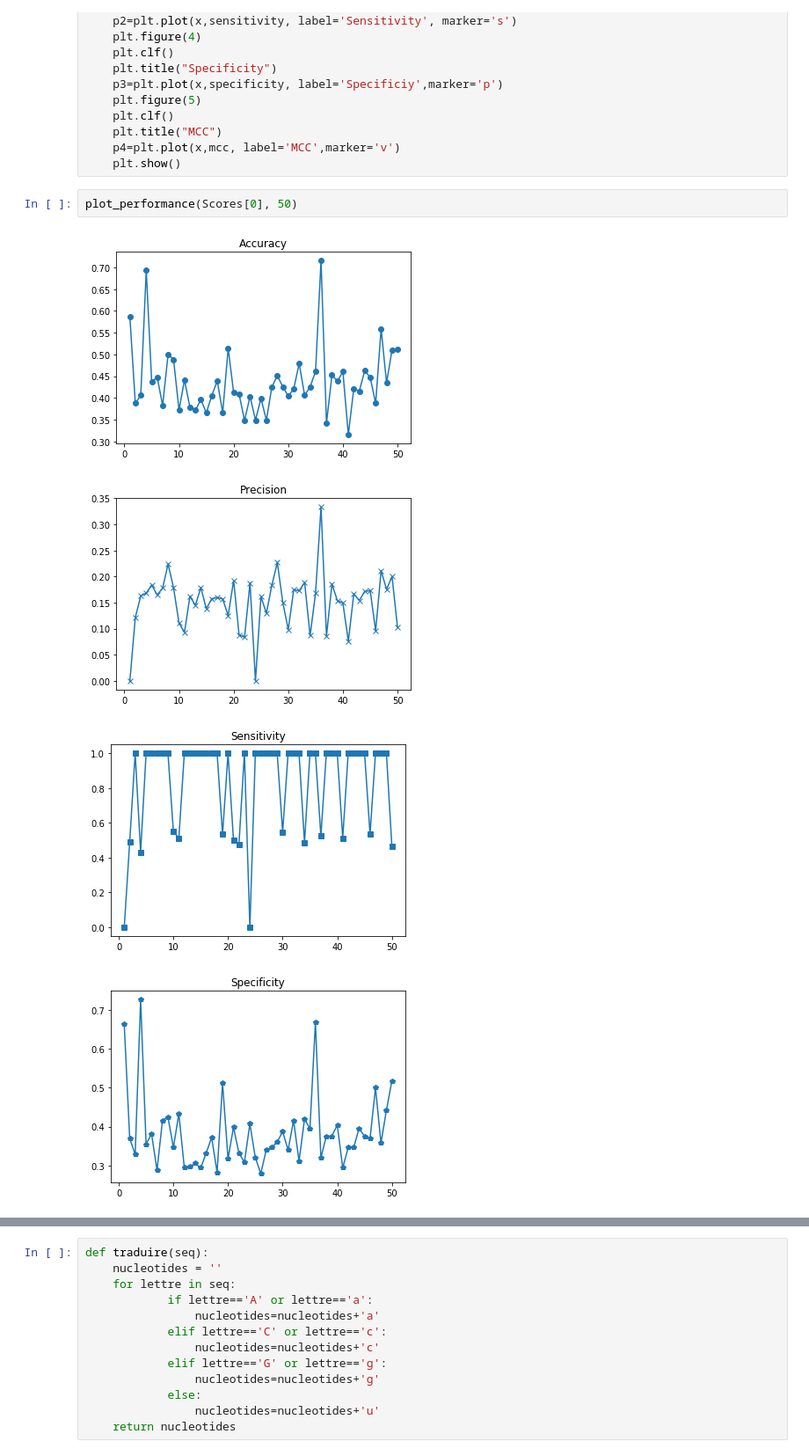
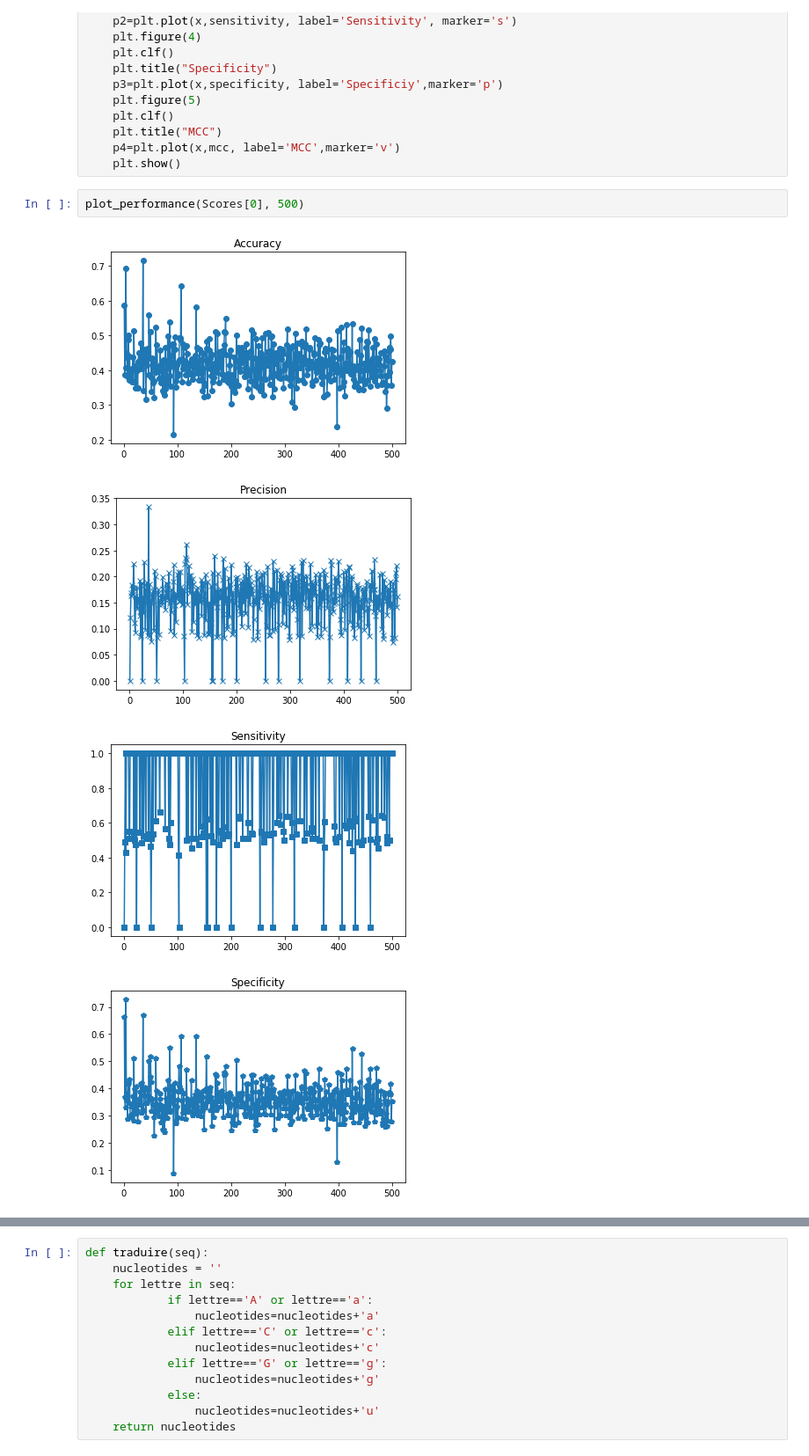
Before and after one commit to kooli89/Cassiop-e, a Jupyter notebook: get_data/benchmarkRISE.ipynb, the cells around one changed output, grey strips where cells are left out. Shown at 88% size. Saved outputs shown, nothing was run; the diff lists cells and outputs as text.

```diff
--- a/get_data/benchmarkRISE.ipynb
+++ b/get_data/benchmarkRISE.ipynb
@@ -421,9 +426,9 @@ def plot_performance(tab, longueur = 0):
     p4=plt.plot(x,mcc, label='MCC',marker='v')
     plt.show()
 # %%
-plot_performance(Scores[0], 50)
+plot_performance(Scores[0], 500)
 # %% [output]
-[figure, old version]
+[figure, new version]
-[figure, old version]
+[figure, new version]
-[figure, old version]
+[figure, new version]
-[figure, old version]
+[figure, new version]
```
Also changed, not shown: parts of 3 cells of this notebook, 10 other files.
